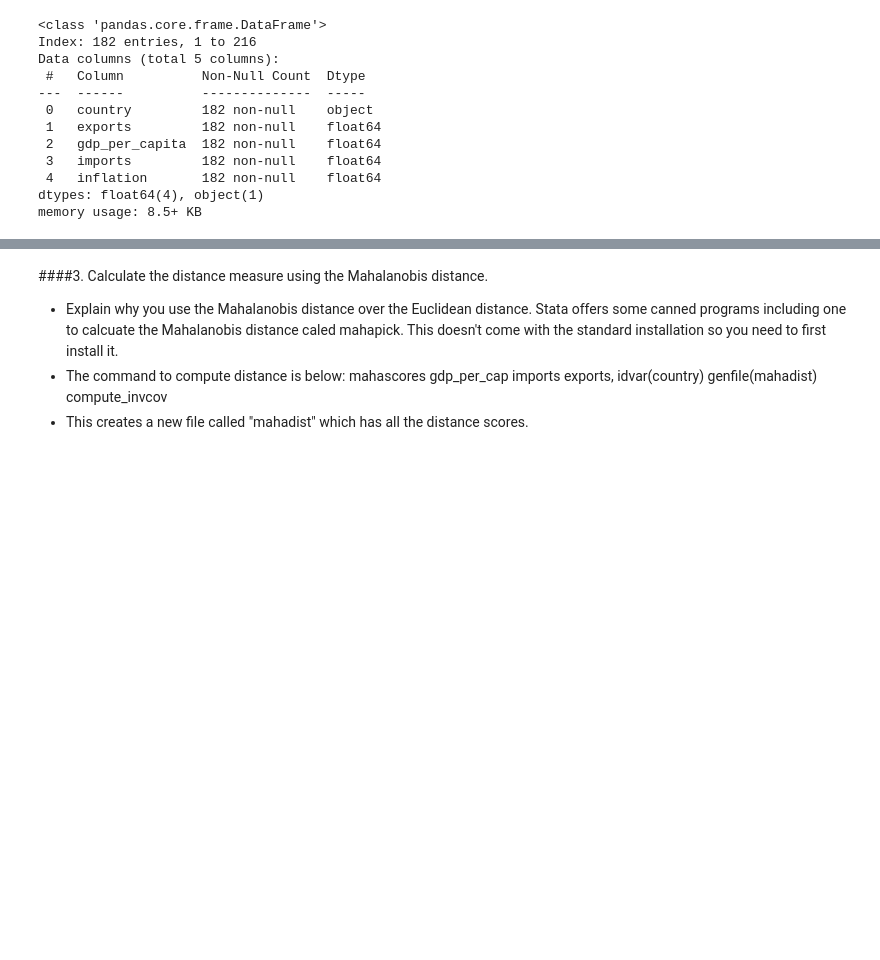
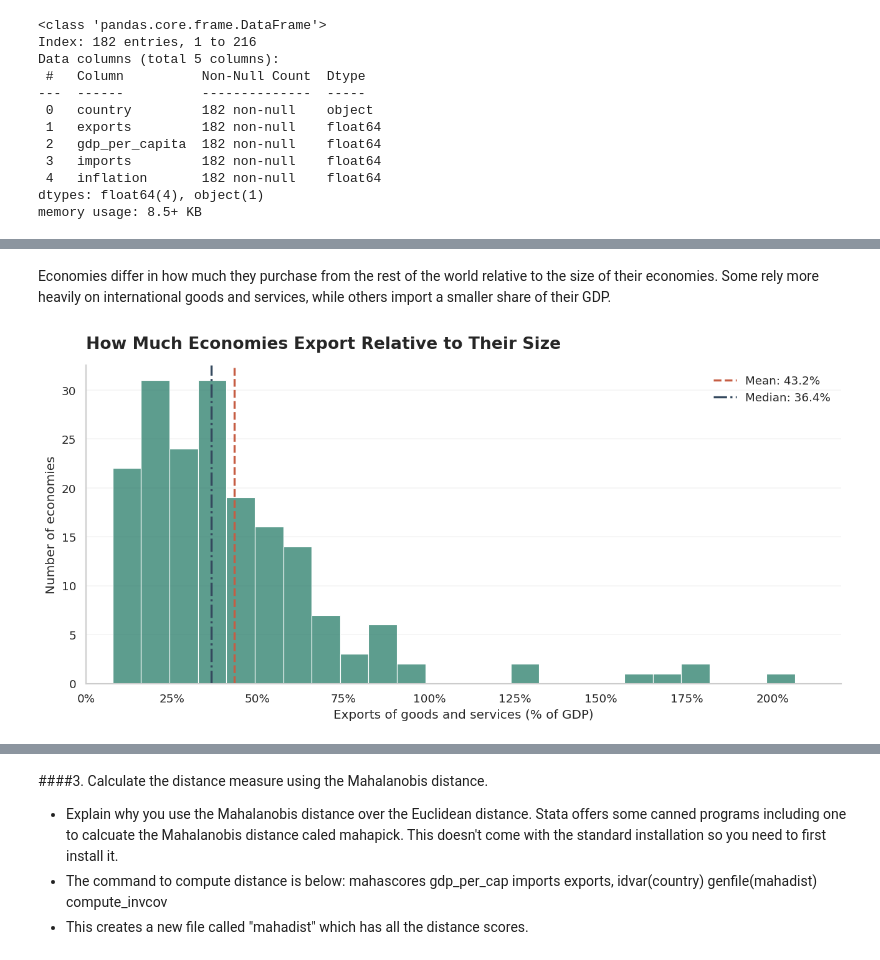
Before and after one commit to chipojaya1/ISS-Economic-Distance, a Jupyter notebook: Economic_distance_analysis.ipynb, the cells around one changed output, grey strips where cells are left out. Saved outputs shown, nothing was run; the diff lists cells and outputs as text; code cells hidden in the pictures; blank space fills up the shorter version.

```diff
--- a/Economic_distance_analysis.ipynb
+++ b/Economic_distance_analysis.ipynb
@@ -420,0 +427,65 @@ plt.show()
+# %% [markdown]
+Economies differ in how much they purchase from the rest of the world relative to the size of their economies. Some rely more heavily on international goods and services, while others import a smaller share of their GDP.
+# %%
+# ============================================================
+# FIGURE 4: EXPORTS DISTRIBUTION
+# ============================================================
+
+fig, ax = plt.subplots(figsize=(11, 5.5), dpi=120)
+
+sns.histplot(
+    data=plot_df,
+    x="exports",
+    bins=24,
+    color=MAIN_COLOR,
+    edgecolor="white",
+    linewidth=0.7,
+    ax=ax
+)
+
+exports_mean = plot_df["exports"].mean()
+exports_median = plot_df["exports"].median()
+
+ax.axvline(
+    exports_mean,
+    color=MEAN_COLOR,
+    linestyle="--",
+    linewidth=2,
+    label=f"Mean: {exports_mean:.1f}%"
+)
+
+ax.axvline(
+    exports_median,
+    color=MEDIAN_COLOR,
+    linestyle="-.",
+    linewidth=2,
+    label=f"Median: {exports_median:.1f}%"
+)
+
+ax.set_title(
+    "How Much Economies Export Relative to Their Size",
+    fontsize=16,
+    fontweight="bold",
+    loc="left",
+    pad=16
+)
+
+ax.set_xlabel("Exports of goods and services (% of GDP)")
+ax.set_ylabel("Number of economies")
+
+# Match the imports scale for easier comparison
+ax.set_xlim(left=0, right=220)
+
+ax.xaxis.set_major_formatter(
+    ticker.FuncFormatter(lambda x, pos: f"{x:.0f}%")
+)
+
+ax.legend(frameon=False)
+ax.grid(axis="y", alpha=0.2)
+ax.grid(axis="x", visible=False)
+
+sns.despine()
+plt.tight_layout()
+plt.show()
+# %% [output]
+[figure, added]
```
Also changed, not shown: parts of 21 cells of this notebook.
